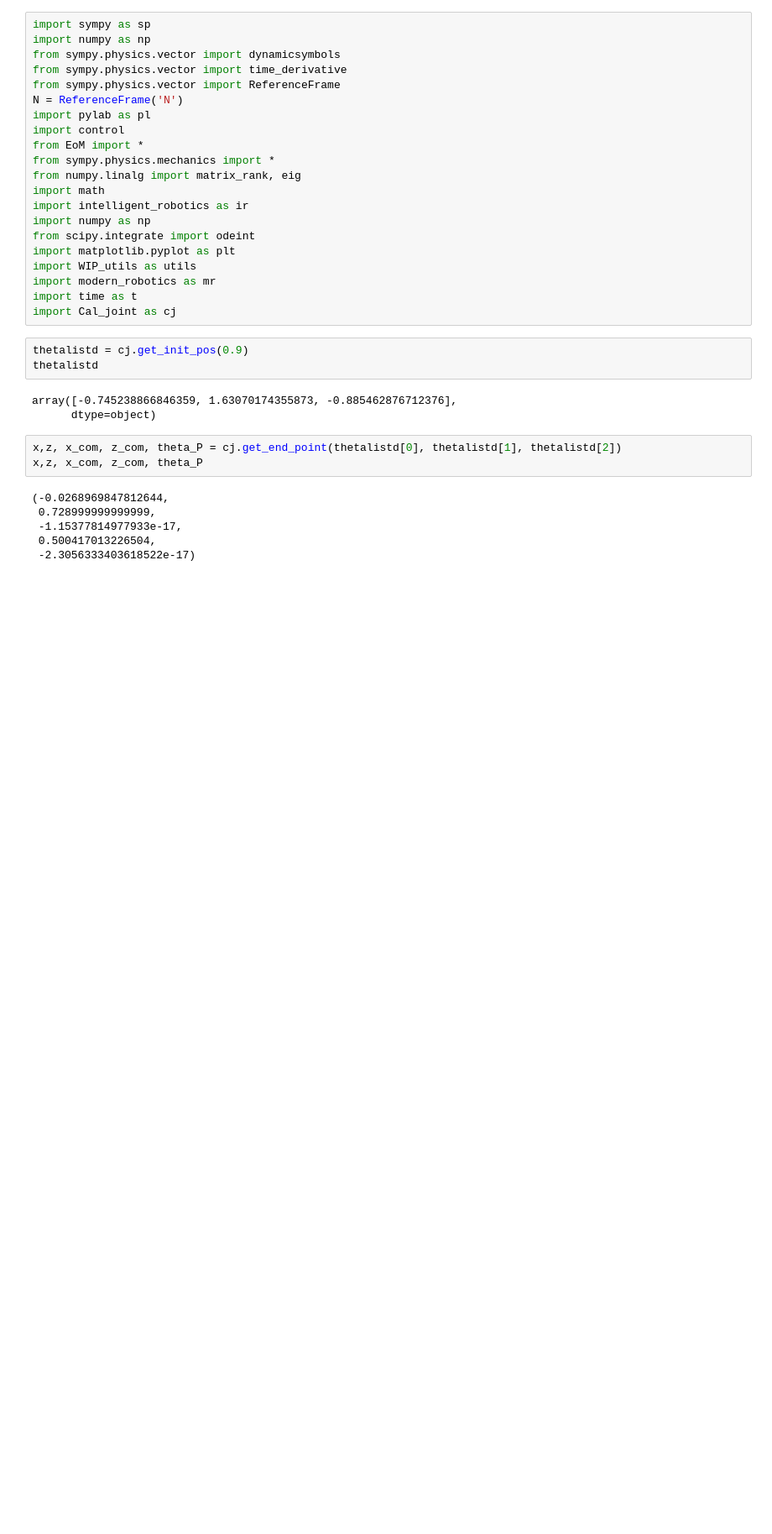
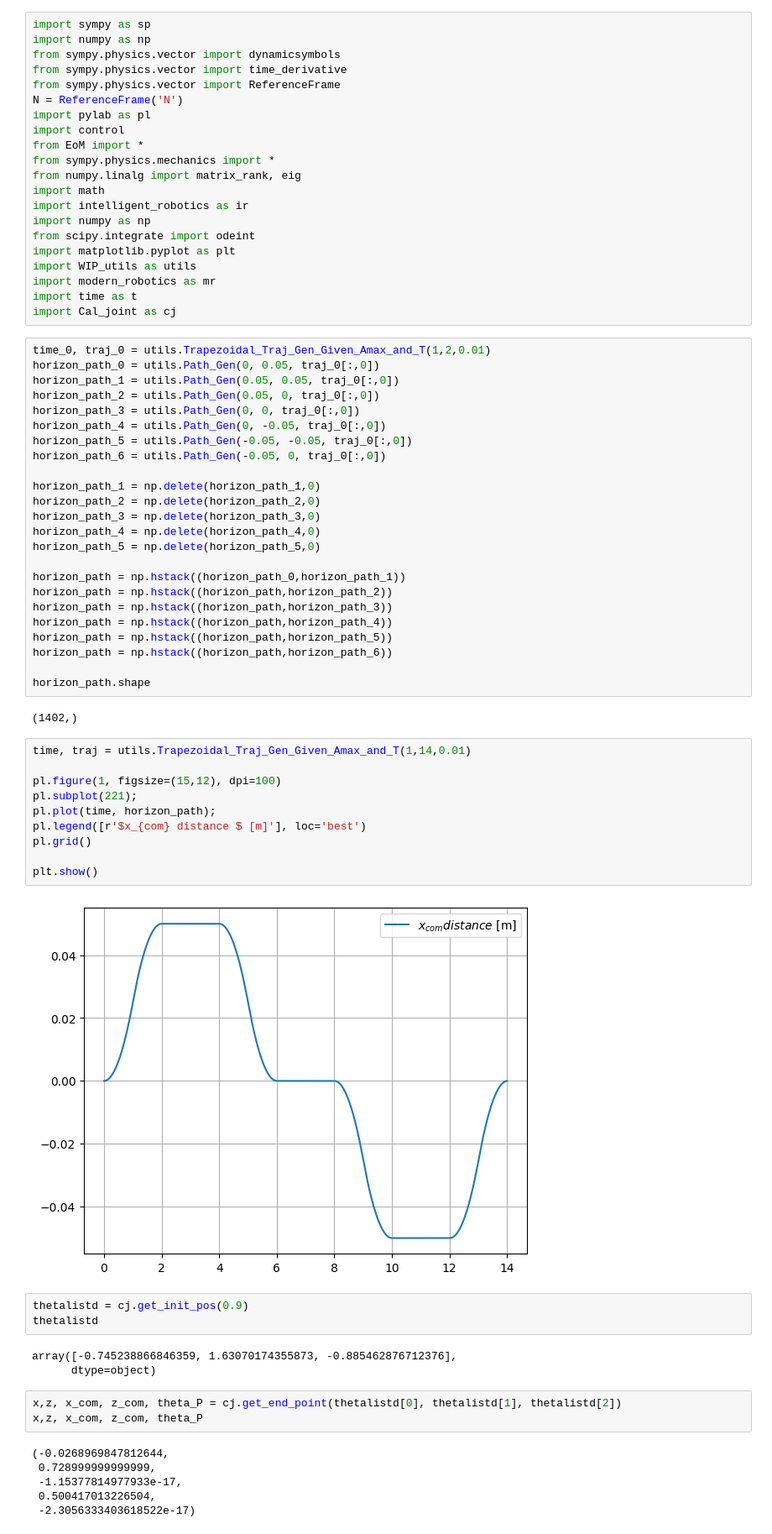
Before and after one commit to ssc166/joint_control, a Jupyter notebook: src/control_1/IK_3link.ipynb, the cells around one changed output. Shown at 84% size. Drawn from its saved outputs; the diff is of its cells as text; blank space fills up the shorter version.

```diff
--- a/src/control_1/IK_3link.ipynb
+++ b/src/control_1/IK_3link.ipynb
@@ -19,6 +19,44 @@ import WIP_utils as utils
 import modern_robotics as mr
 import time as t
 import Cal_joint as cj
+# %%
+time_0, traj_0 = utils.Trapezoidal_Traj_Gen_Given_Amax_and_T(1,2,0.01)
+horizon_path_0 = utils.Path_Gen(0, 0.05, traj_0[:,0])
+horizon_path_1 = utils.Path_Gen(0.05, 0.05, traj_0[:,0])
+horizon_path_2 = utils.Path_Gen(0.05, 0, traj_0[:,0])
+horizon_path_3 = utils.Path_Gen(0, 0, traj_0[:,0])
+horizon_path_4 = utils.Path_Gen(0, -0.05, traj_0[:,0])
+horizon_path_5 = utils.Path_Gen(-0.05, -0.05, traj_0[:,0])
+horizon_path_6 = utils.Path_Gen(-0.05, 0, traj_0[:,0])
+
+horizon_path_1 = np.delete(horizon_path_1,0)
+horizon_path_2 = np.delete(horizon_path_2,0)
+horizon_path_3 = np.delete(horizon_path_3,0)
+horizon_path_4 = np.delete(horizon_path_4,0)
+horizon_path_5 = np.delete(horizon_path_5,0)
+
+horizon_path = np.hstack((horizon_path_0,horizon_path_1))
+horizon_path = np.hstack((horizon_path,horizon_path_2))
+horizon_path = np.hstack((horizon_path,horizon_path_3))
+horizon_path = np.hstack((horizon_path,horizon_path_4))
+horizon_path = np.hstack((horizon_path,horizon_path_5))
+horizon_path = np.hstack((horizon_path,horizon_path_6))
+
+horizon_path.shape
+# %% [output]
+(1402,)
+# %%
+time, traj = utils.Trapezoidal_Traj_Gen_Given_Amax_and_T(1,14,0.01)
+
+pl.figure(1, figsize=(15,12), dpi=100)
+pl.subplot(221);
+pl.plot(time, horizon_path);
+pl.legend([r'$x_{com} distance $ [m]'], loc='best')
+pl.grid()
+
+plt.show()
+# %% [output]
+[figure, added]
 # %%
 thetalistd = cj.get_init_pos(0.9)
 thetalistd
```
Also changed, not shown: parts of 49 cells of this notebook, 2 other files.
